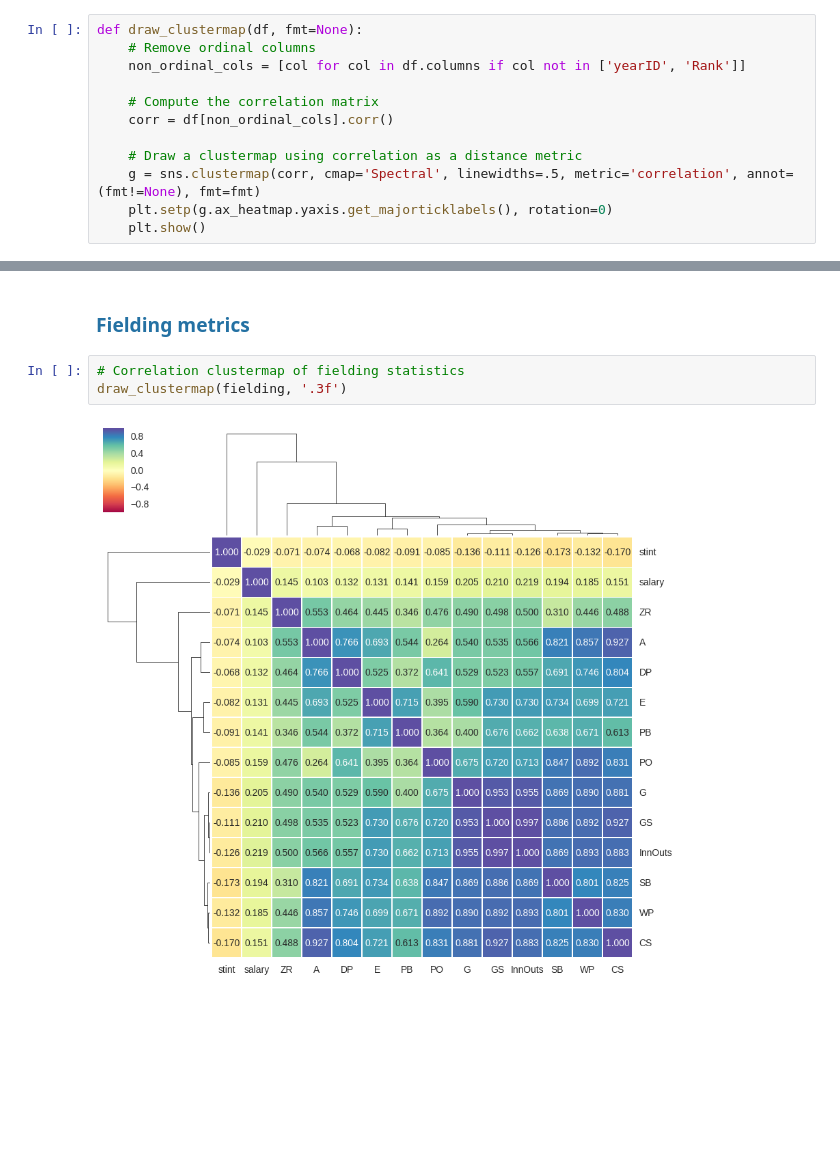
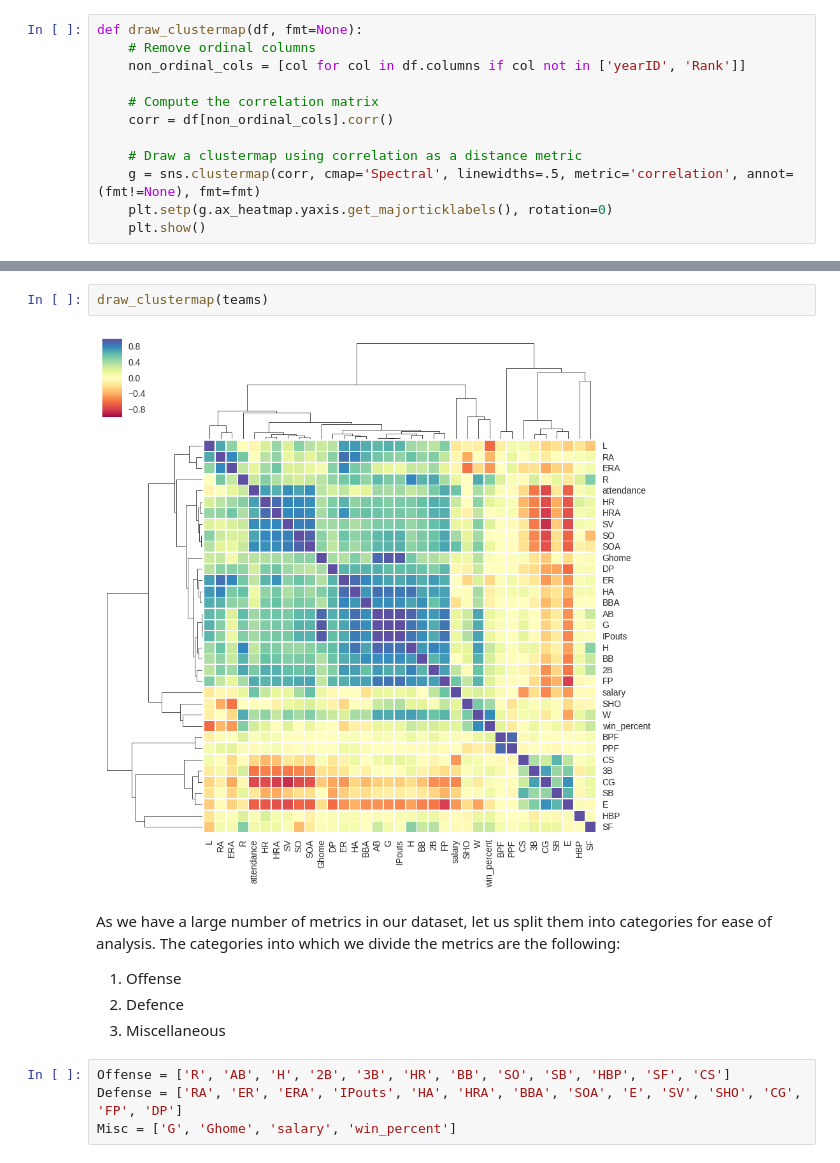
Before and after one commit to bonamprabhu/baseball-statistics, a Jupyter notebook: baseball-statistics.ipynb, the cells around one changed output, grey strips where cells are left out. Cells and saved outputs as stored; diff of their text form; blank space fills up the shorter version.

```diff
--- a/baseball-statistics.ipynb
+++ b/baseball-statistics.ipynb
@@ -388,7 +326,13 @@ draw_clustermap(pitching)
-# %% [markdown]
-### <span style="color:#2471A3">Fielding metrics</span>
-# %%
-# Correlation clustermap of fielding statistics
-draw_clustermap(fielding, '.3f')
-# %% [output]
-[figure, removed]
+# %%
+draw_clustermap(teams)
+# %% [output]
+[figure, added]
+# %% [markdown]
+As we have a large number of metrics in our dataset, let us split them into categories for ease of analysis. The categories into which we divide the metrics are the following:
+1. Offense
+2. Defence
+3. Miscellaneous
+# %%
+Offense = ['R', 'AB', 'H', '2B', '3B', 'HR', 'BB', 'SO', 'SB', 'HBP', 'SF', 'CS']
+Defense = ['RA', 'ER', 'ERA', 'IPouts', 'HA', 'HRA', 'BBA', 'SOA', 'E', 'SV', 'SHO', 'CG', 'FP', 'DP']
+Misc = ['G', 'Ghome', 'salary', 'win_percent']
```
Also changed, not shown: parts of 35 cells of this notebook, 1 other file.
